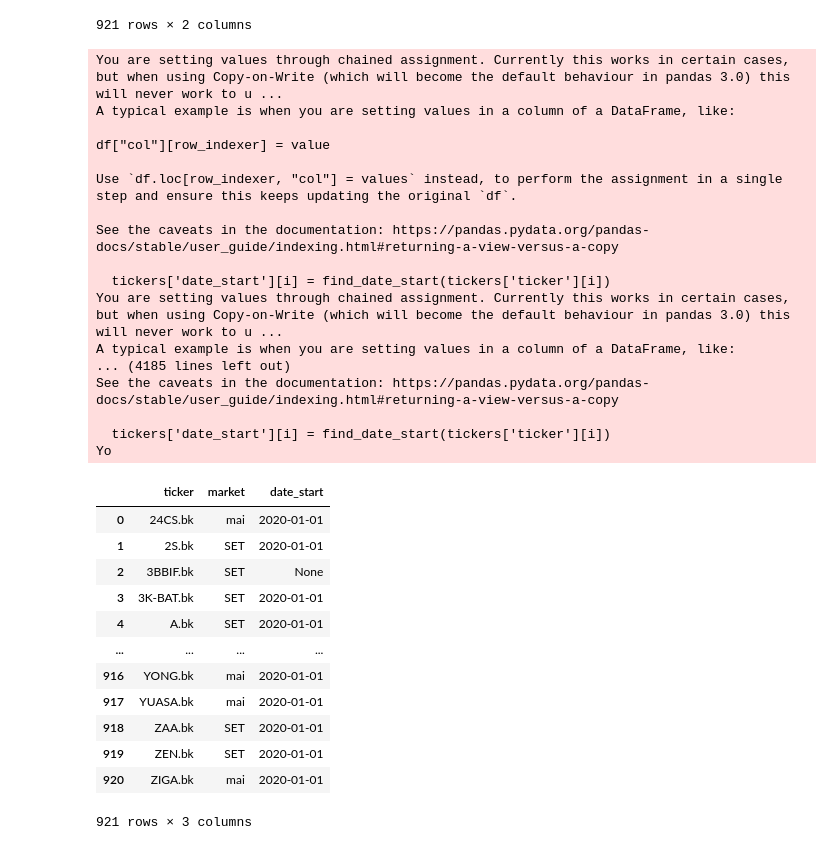
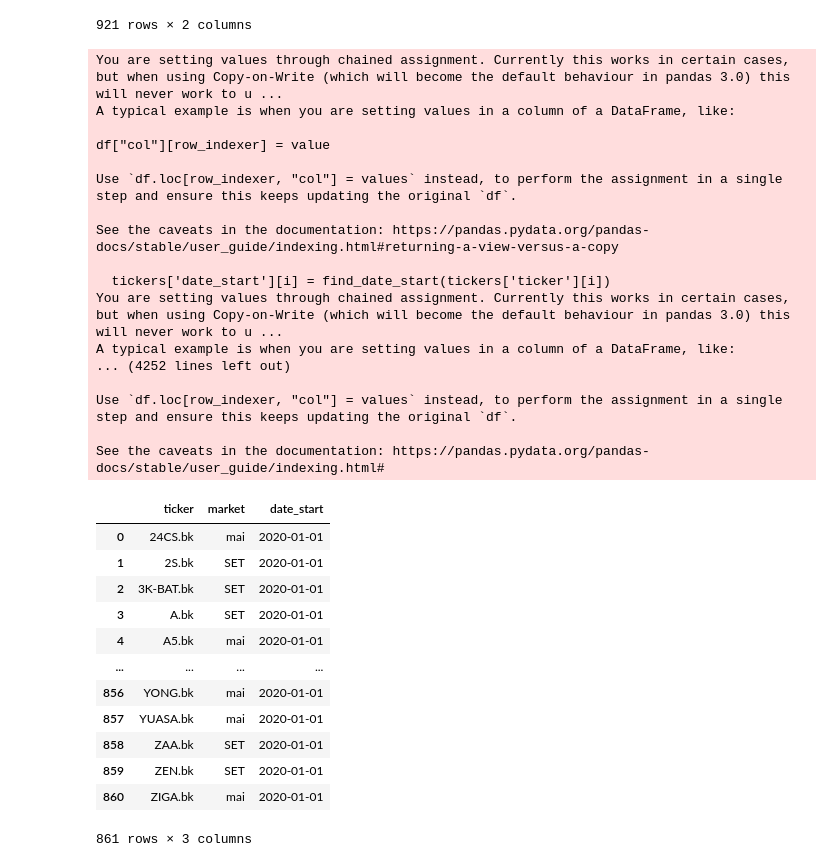
Before and after one commit to NarasetS/StockTH_Valuation, a Jupyter notebook: CAPM_Batch.ipynb, the cells around one changed output. Saved outputs shown, nothing was run; the diff lists cells and outputs as text; code cells hidden in the pictures.

```diff
--- a/CAPM_Batch.ipynb
+++ b/CAPM_Batch.ipynb
@@ -41,53 +42,51 @@ tickers
 | 920 | ZIGA.bk | mai |
 921 rows × 2 columns
 # %%
-## Check each ticker date-back data earilest
+## Check each ticker date-back data earilest and set date-start
 
 def find_date_start(ticker):
     try:
         date_list = yf.Ticker(ticker).financials.loc['Operating Income'].dropna().index
         date_earliest = date_list[len(date_list)-1].year
-        date_lastest = date_list[0].year
         date_start = str(date_earliest) + '-01-01'
     except:
         date_start = None
     return date_start
 
 tickers['date_start'] = ''
 for i in range(len(tickers)):
     tickers['date_start'][i] = find_date_start(tickers['ticker'][i])
+tickers = tickers.loc[~(tickers['date_start'].isnull())]
+tickers.reset_index(inplace=True,drop=True)
+tickers
 # %% [output]
 You are setting values through chained assignment. Currently this works in certain cases, but when using Copy-on-Write (which will become the default behaviour in pandas 3.0) this will never work to u ...
 A typical example is when you are setting values in a column of a DataFrame, like:
 
 df["col"][row_indexer] = value
 
 Use `df.loc[row_indexer, "col"] = values` instead, to perform the assignment in a single step and ensure this keeps updating the original `df`.
 
 See the caveats in the documentation: https://pandas.pydata.org/pandas-docs/stable/user_guide/indexing.html#returning-a-view-versus-a-copy
 
   tickers['date_start'][i] = find_date_start(tickers['ticker'][i])
 You are setting values through chained assignment. Currently this works in certain cases, but when using Copy-on-Write (which will become the default behaviour in pandas 3.0) this will never work to u ...
 A typical example is when you are setting values in a column of a DataFrame, like:
-... (4185 lines left out)
-See the caveats in the documentation: https://pandas.pydata.org/pandas-docs/stable/user_guide/indexing.html#returning-a-view-versus-a-copy
+... (4252 lines left out)
 
-  tickers['date_start'][i] = find_date_start(tickers['ticker'][i])
-Yo
+Use `df.loc[row_indexer, "col"] = values` instead, to perform the assignment in a single step and ensure this keeps updating the original `df`.
+
+See the caveats in the documentation: https://pandas.pydata.org/pandas-docs/stable/user_guide/indexing.html#
+|  | ticker | market | date_start |
+| 0 | 24CS.bk | mai | 2020-01-01 |
+| 1 | 2S.bk | SET | 2020-01-01 |
+| 2 | 3K-BAT.bk | SET | 2020-01-01 |
+| 3 | A.bk | SET | 2020-01-01 |
+| 4 | A5.bk | mai | 2020-01-01 |
+| ... | ... | ... | ... |
+| 856 | YONG.bk | mai | 2020-01-01 |
+| 857 | YUASA.bk | mai | 2020-01-01 |
+| 858 | ZAA.bk | SET | 2020-01-01 |
+| 859 | ZEN.bk | SET | 2020-01-01 |
+| 860 | ZIGA.bk | mai | 2020-01-01 |
+861 rows × 3 columns
-# %%
-tickers = tickers.loc[tickers['date_start'] != None]
-tickers
-# %% [output]
-|  | ticker | market | date_start |
-| 0 | 24CS.bk | mai | 2020-01-01 |
-| 1 | 2S.bk | SET | 2020-01-01 |
-| 2 | 3BBIF.bk | SET | None |
-| 3 | 3K-BAT.bk | SET | 2020-01-01 |
-| 4 | A.bk | SET | 2020-01-01 |
-| ... | ... | ... | ... |
-| 916 | YONG.bk | mai | 2020-01-01 |
-| 917 | YUASA.bk | mai | 2020-01-01 |
-| 918 | ZAA.bk | SET | 2020-01-01 |
-| 919 | ZEN.bk | SET | 2020-01-01 |
-| 920 | ZIGA.bk | mai | 2020-01-01 |
-921 rows × 3 columns
```
Also changed, not shown: parts of 3 cells of this notebook, 1 other file.
